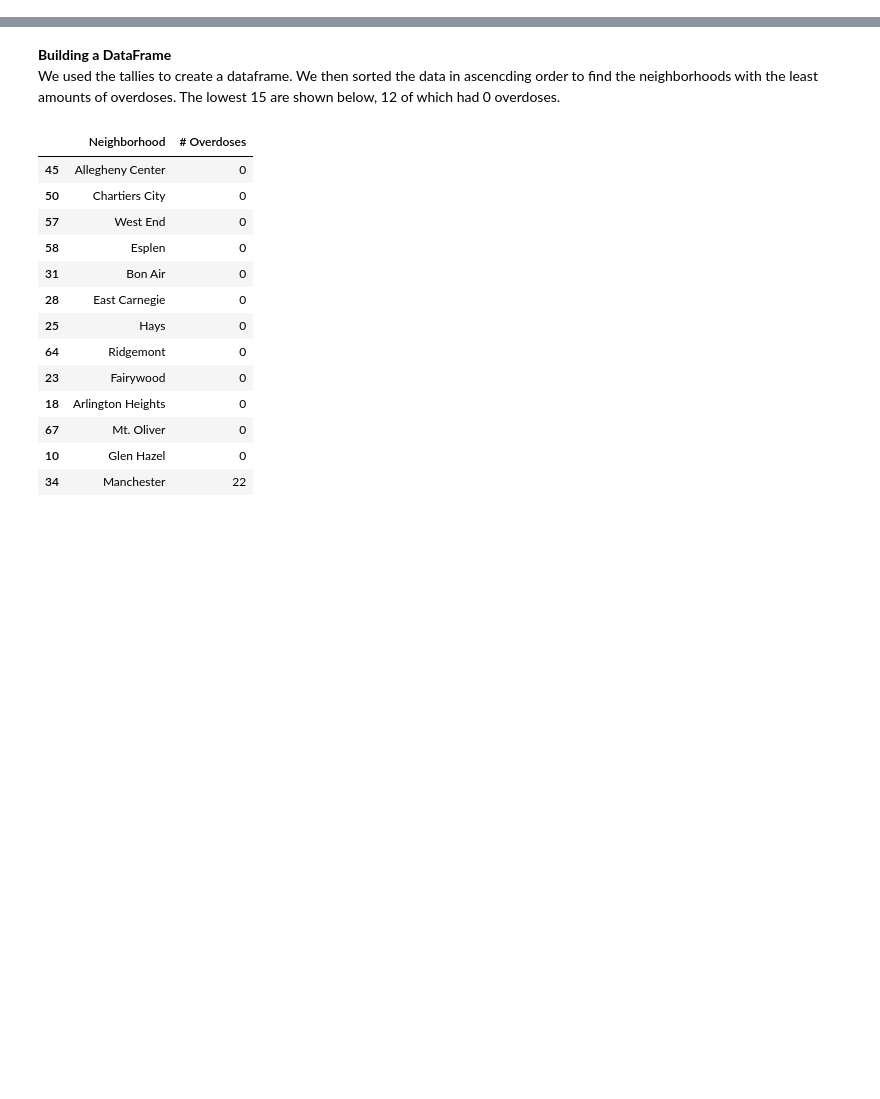
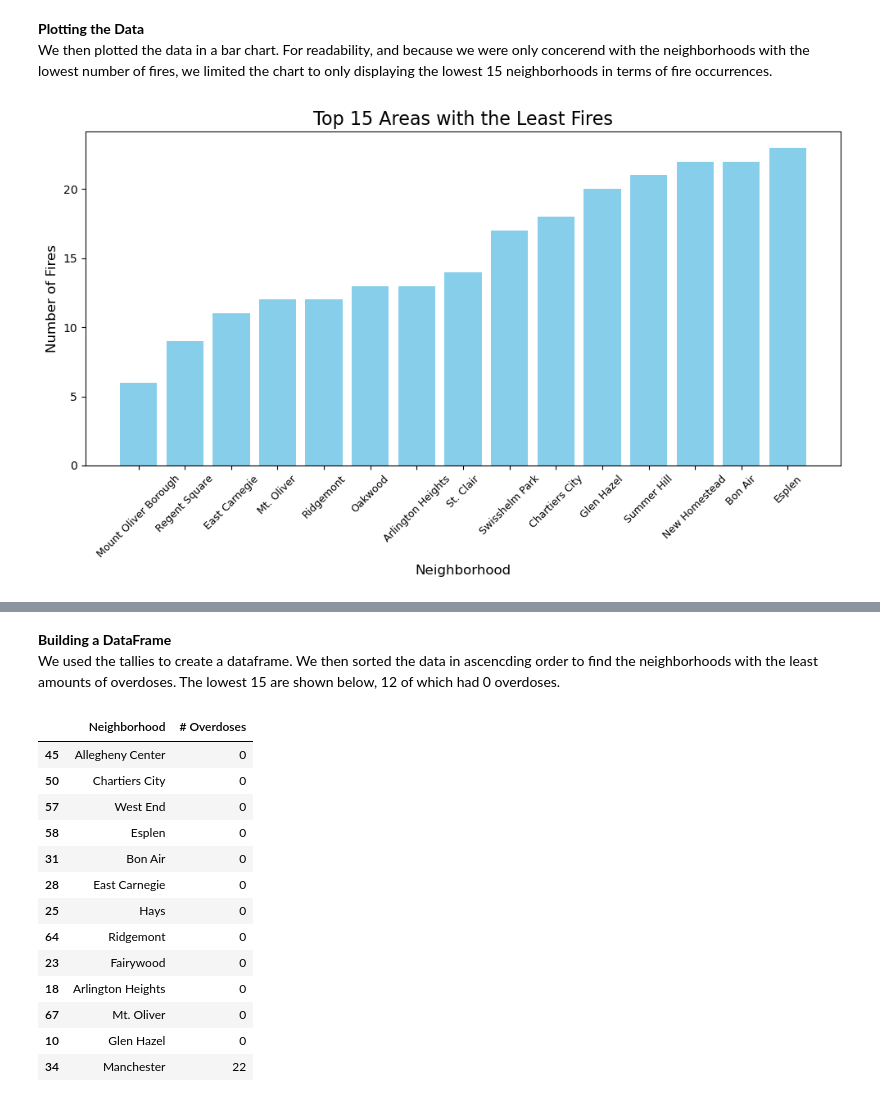
Before and after one commit to ee312/CMPINF0010-FINAL, a Jupyter notebook: Combined Notebook.ipynb, the cells around one changed output, grey strips where cells are left out. Cells and saved outputs as stored; diff of their text form; code cells hidden in the pictures; blank space fills up the shorter version.

```diff
--- a/Combined Notebook.ipynb
+++ b/Combined Notebook.ipynb
@@ -42,0 +129,9 @@ We started off by tallying the number of overdoses that occurred in each neighbo
+# %%
+# Group and Display by Neighborhoods
+neighborhood_fires = fire_accidents_data["neighborhood"].value_counts()
+
+fires_df = neighborhood_fires.reset_index()
+fires_df.columns = ['neighborhood', 'FIRE_COUNT']
+
+top_least_areas = fires_df.sort_values(by="FIRE_COUNT", ascending=True).head(15)
+top_least_areas.head(10)
@@ -42,0 +150,15 @@ We started off by tallying the number of overdoses that occurred in each neighbo
+# %% [markdown]
+**Plotting the Data** \
+We then plotted the data in a bar chart. For readability, and because we were only concerend with the neighborhoods with the lowest number of fires, we limited the chart to only displaying the lowest 15 neighborhoods in terms of fire occurrences.
+# %%
+# Plot the bar graph
+plt.figure(figsize=(10, 6))
+plt.bar(top_least_areas['neighborhood'], top_least_areas['FIRE_COUNT'], color='skyblue')
+plt.title('Top 15 Areas with the Least Fires', fontsize=16)
+plt.xlabel('Neighborhood', fontsize=12)
+plt.ylabel('Number of Fires', fontsize=12)
+plt.xticks(rotation=45, fontsize=9)
+plt.tight_layout()
+plt.show()
+# %% [output]
+[figure, added]
```
Also changed, not shown: parts of 18 cells of this notebook, 1 other file.
